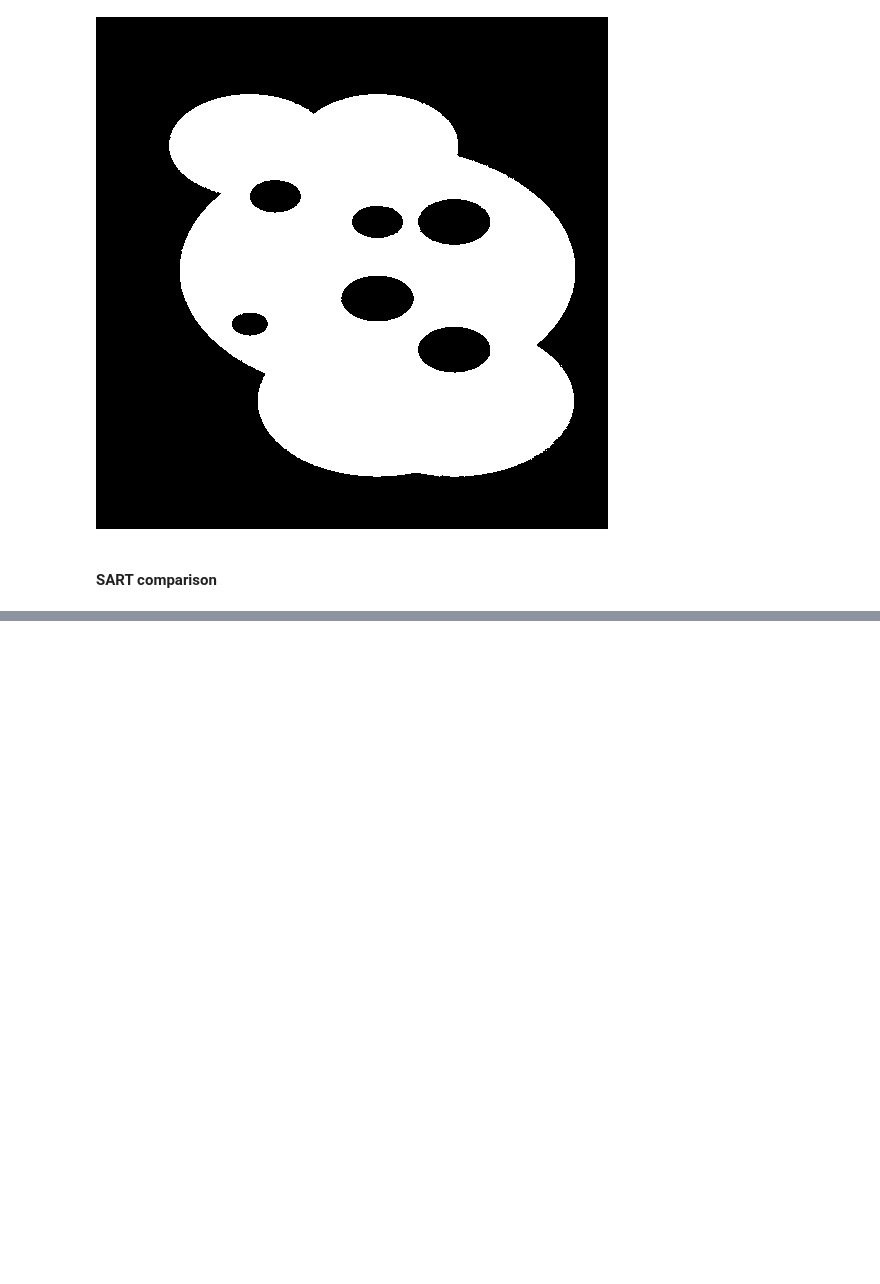
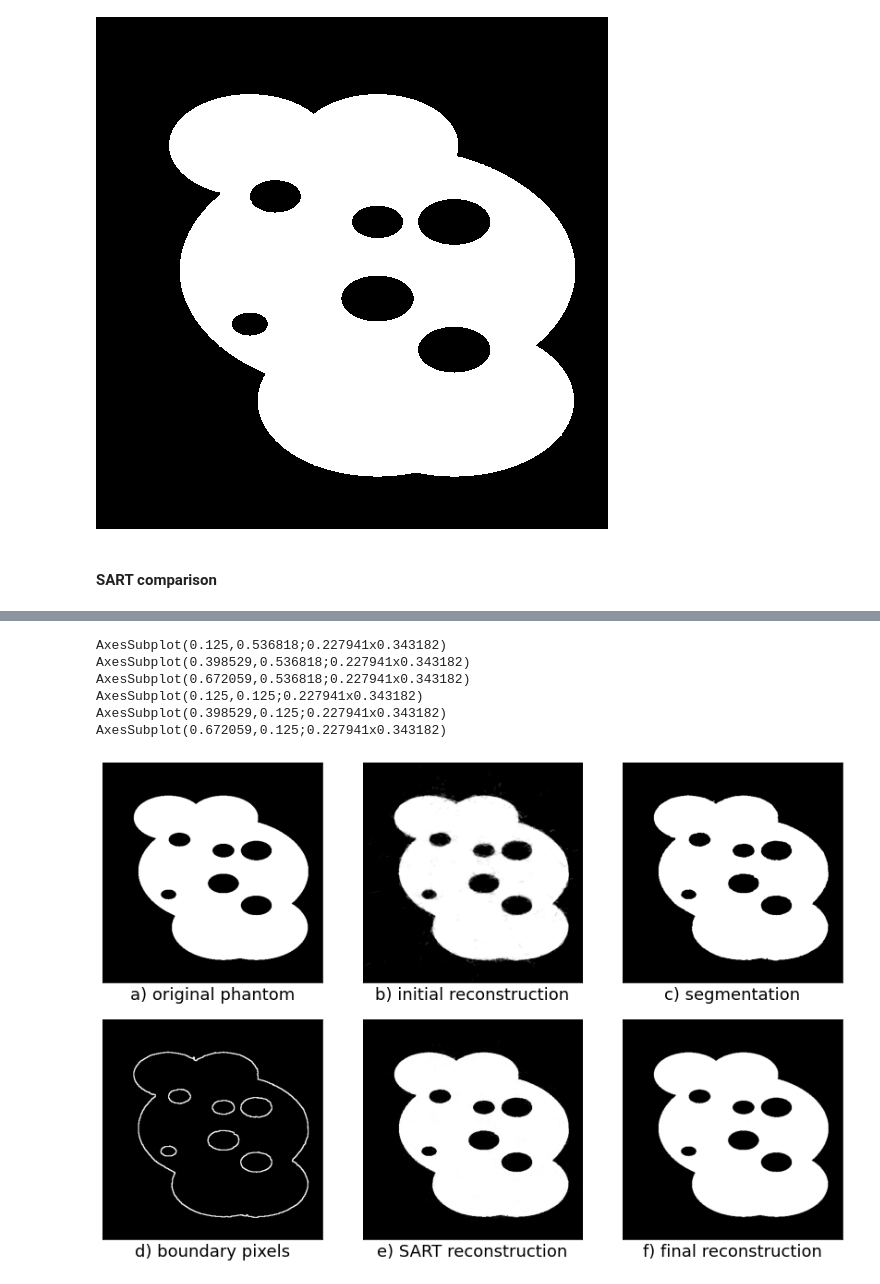
Before and after one commit to OhGreat/DART_python, a Jupyter notebook: notebook_examples/dart_steps_test.ipynb, the cells around one changed output, grey strips where cells are left out. Cells and saved outputs as stored; diff of their text form; code cells hidden in the pictures; blank space fills up the shorter version.

```diff
--- a/notebook_examples/dart_steps_test.ipynb
+++ b/notebook_examples/dart_steps_test.ipynb
@@ -95,7 +110,7 @@ Segmented image:
 <br/>
 <h4>Boundary pixels</h4>
 # %%
-boundaries = dart.boundary_pixels(img)
+boundaries = dart.boundary_pixels(segmented_img)
 Image.fromarray(boundaries)
 # %% [output]
 [figure]
@@ -125,7 +162,7 @@ Running DART
 dart.gray_levels = np.unique(img).astype(np.float16)
 dart.thresholds = dart.update_gray_thresholds()
 # run the algorithm
-rec = dart.run(iters=dart_iters, rec_alg=rec_alg, rec_iter=rec_iters)
-print(f"Mean absolute pixel error: {np.abs(img - rec).mean()}")
-Image.fromarray(rec.astype(np.uint8))
+full_rec = dart.run(iters=25, rec_alg=rec_alg, rec_iter=rec_iters)
+print(f"Mean absolute pixel error: {np.abs(img - full_rec).mean()}")
+Image.fromarray(full_rec.astype(np.uint8))
 # %% [output]
@@ -156 +193,38 @@ Mean absolute pixel error: 0.14189910888671875
 [figure]
+# %%
+fig, ax = plt.subplots(2,3, figsize=(12,8))
+font = {'family' : 'normal',
+        'weight' : 'bold',
+        'size'   : 18}
+
+plt.rc('font', **font)
+
+ax[0,0].imshow(img, cmap="Greys_r")
+ax[0,0].set_xlabel("a) original phantom")
+ax[0,1].imshow(init_rec, cmap="Greys_r")
+ax[0,1].set_xlabel("b) initial reconstruction")
+ax[0,2].imshow(segmented_img, cmap="Greys_r")
+ax[0,2].set_xlabel("c) segmentation")
+ax[1,0].imshow(boundaries, cmap="Greys_r")
+ax[1,0].set_xlabel("d) boundary pixels")
+ax[1,1].imshow(first_rec, cmap="Greys_r")
+ax[1,1].set_xlabel("e) SART reconstruction")
+ax[1,2].imshow(full_rec, cmap="Greys_r")
+ax[1,2].set_xlabel("f) final reconstruction")
+
+for x in ax:
+    for y in x:
+        print(y)
+        y.tick_params(left = False, bottom = False)
+        y.set_xticks([])
+        y.set_yticks([])
+plt.tight_layout()
+plt.show()
+# %% [output]
+AxesSubplot(0.125,0.536818;0.227941x0.343182)
+AxesSubplot(0.398529,0.536818;0.227941x0.343182)
+AxesSubplot(0.672059,0.536818;0.227941x0.343182)
+AxesSubplot(0.125,0.125;0.227941x0.343182)
+AxesSubplot(0.398529,0.125;0.227941x0.343182)
+AxesSubplot(0.672059,0.125;0.227941x0.343182)
+[figure, added]
```
Also changed, not shown: parts of 11 cells of this notebook, 43 other files.
